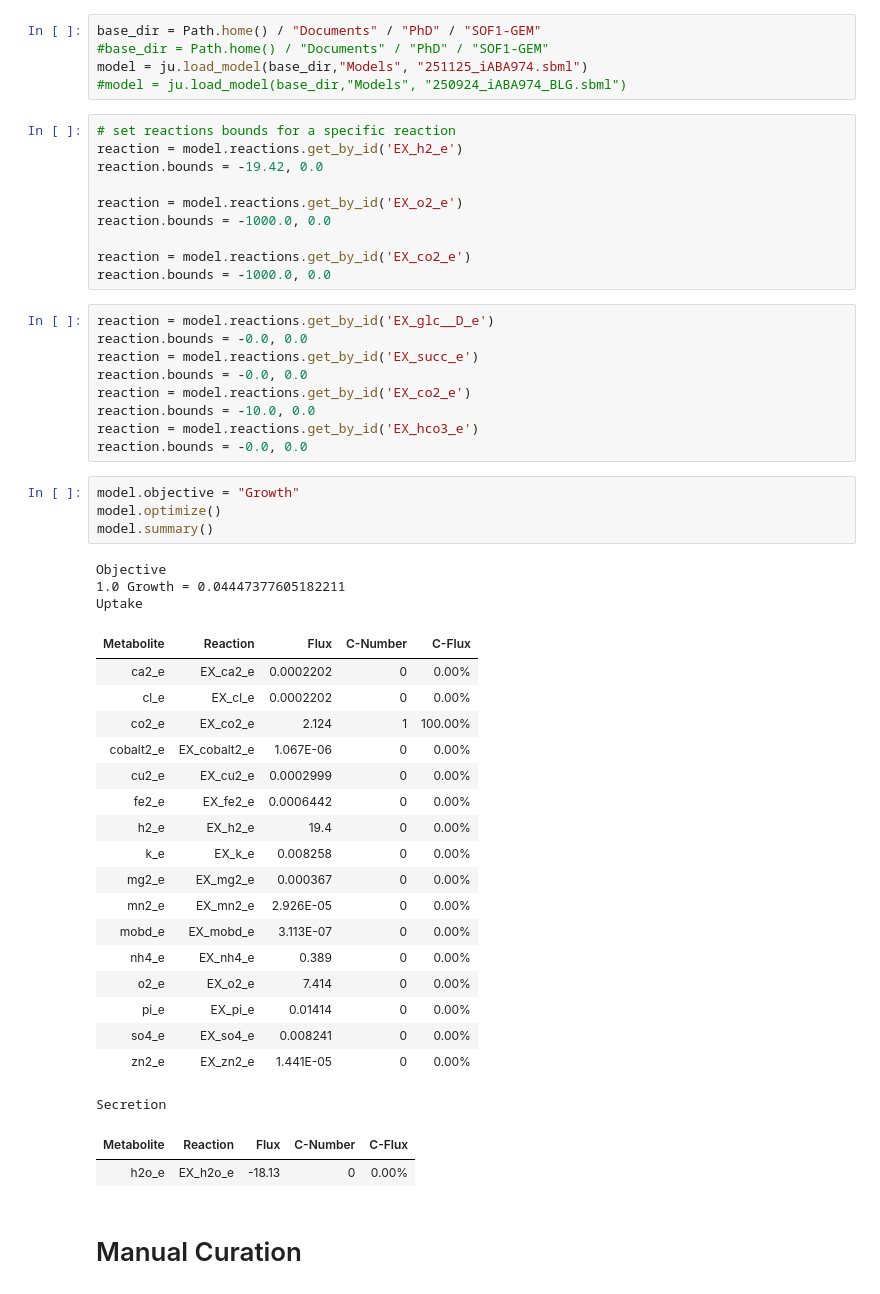
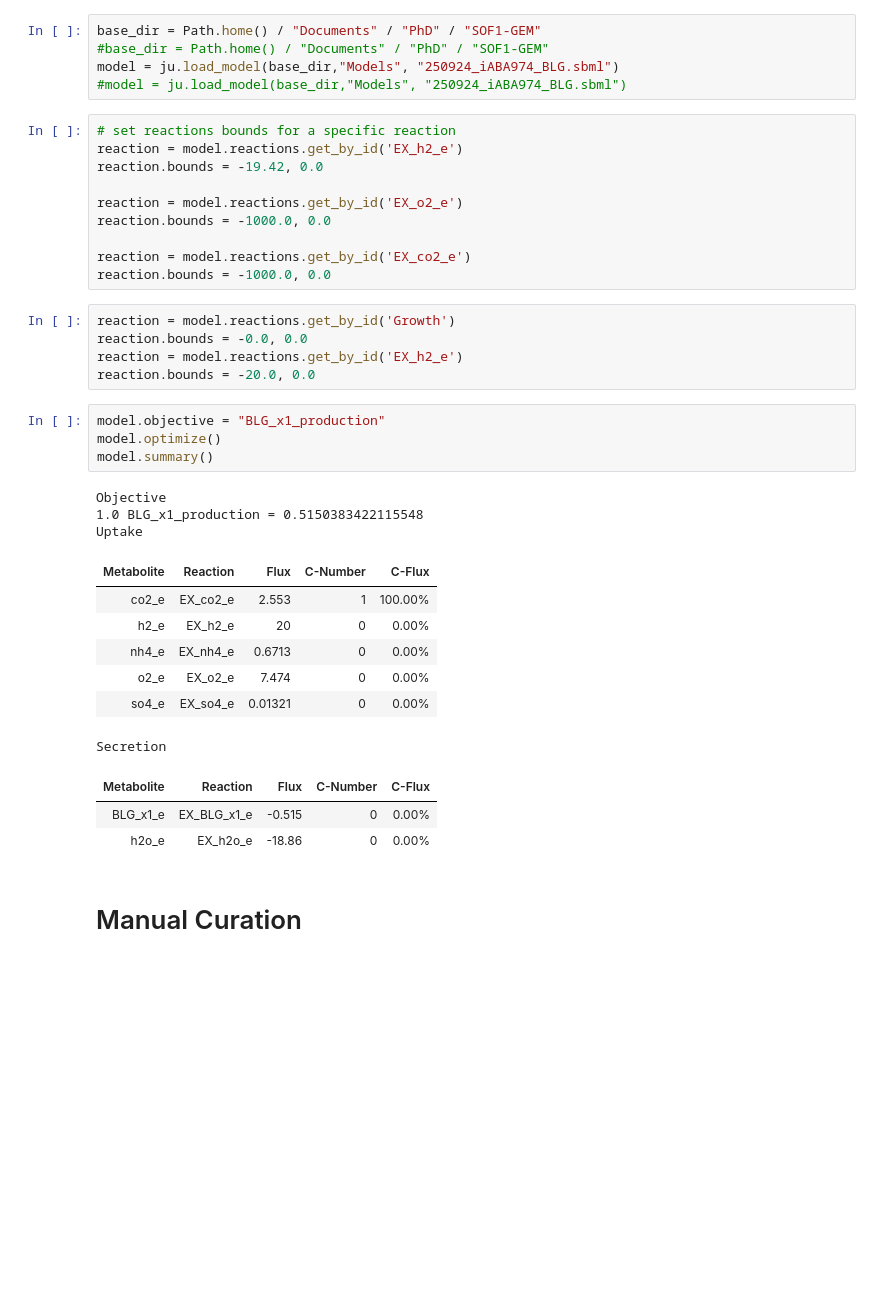
Before and after one commit to AzizBenA/iABA974_SoF1_GEM, a Jupyter notebook: Scripts/Model_manipulation.ipynb, the cells around one changed output. Cells and saved outputs as stored; diff of their text form; blank space fills up the shorter version.

```diff
--- a/Scripts/Model_manipulation.ipynb
+++ b/Scripts/Model_manipulation.ipynb
@@ -12,7 +12,7 @@ importlib.reload(ju)
 # %%
 base_dir = Path.home() / "Documents" / "PhD" / "SOF1-GEM"
 #base_dir = Path.home() / "Documents" / "PhD" / "SOF1-GEM"
-model = ju.load_model(base_dir,"Models", "251125_iABA974.sbml")
+model = ju.load_model(base_dir,"Models", "250924_iABA974_BLG.sbml")
 #model = ju.load_model(base_dir,"Models", "250924_iABA974_BLG.sbml")
 # %%
 # set reactions bounds for a specific reaction
@@ -25,42 +25,28 @@ reaction.bounds = -1000.0, 0.0
 reaction = model.reactions.get_by_id('EX_co2_e')
 reaction.bounds = -1000.0, 0.0
 # %%
-reaction = model.reactions.get_by_id('EX_glc__D_e')
+reaction = model.reactions.get_by_id('Growth')
 reaction.bounds = -0.0, 0.0
-reaction = model.reactions.get_by_id('EX_succ_e')
-reaction.bounds = -0.0, 0.0
-reaction = model.reactions.get_by_id('EX_co2_e')
-reaction.bounds = -10.0, 0.0
-reaction = model.reactions.get_by_id('EX_hco3_e')
-reaction.bounds = -0.0, 0.0
+reaction = model.reactions.get_by_id('EX_h2_e')
+reaction.bounds = -20.0, 0.0
 # %%
-model.objective = "Growth"
+model.objective = "BLG_x1_production"
 model.optimize()
 model.summary()
 # %% [output]
 Objective
-1.0 Growth = 0.04447377605182211
+1.0 BLG_x1_production = 0.5150383422115548
 Uptake
 | Metabolite | Reaction | Flux | C-Number | C-Flux |
-| ca2_e | EX_ca2_e | 0.0002202 | 0 | 0.00% |
-| cl_e | EX_cl_e | 0.0002202 | 0 | 0.00% |
-| co2_e | EX_co2_e | 2.124 | 1 | 100.00% |
-| cobalt2_e | EX_cobalt2_e | 1.067E-06 | 0 | 0.00% |
-| cu2_e | EX_cu2_e | 0.0002999 | 0 | 0.00% |
-| fe2_e | EX_fe2_e | 0.0006442 | 0 | 0.00% |
-| h2_e | EX_h2_e | 19.4 | 0 | 0.00% |
-| k_e | EX_k_e | 0.008258 | 0 | 0.00% |
-| mg2_e | EX_mg2_e | 0.000367 | 0 | 0.00% |
-| mn2_e | EX_mn2_e | 2.926E-05 | 0 | 0.00% |
-| mobd_e | EX_mobd_e | 3.113E-07 | 0 | 0.00% |
-| nh4_e | EX_nh4_e | 0.389 | 0 | 0.00% |
-| o2_e | EX_o2_e | 7.414 | 0 | 0.00% |
-| pi_e | EX_pi_e | 0.01414 | 0 | 0.00% |
-| so4_e | EX_so4_e | 0.008241 | 0 | 0.00% |
-| zn2_e | EX_zn2_e | 1.441E-05 | 0 | 0.00% |
+| co2_e | EX_co2_e | 2.553 | 1 | 100.00% |
+| h2_e | EX_h2_e | 20 | 0 | 0.00% |
+| nh4_e | EX_nh4_e | 0.6713 | 0 | 0.00% |
+| o2_e | EX_o2_e | 7.474 | 0 | 0.00% |
+| so4_e | EX_so4_e | 0.01321 | 0 | 0.00% |
 Secretion
 | Metabolite | Reaction | Flux | C-Number | C-Flux |
-| h2o_e | EX_h2o_e | -18.13 | 0 | 0.00% |
+| BLG_x1_e | EX_BLG_x1_e | -0.515 | 0 | 0.00% |
+| h2o_e | EX_h2o_e | -18.86 | 0 | 0.00% |
 # %% [markdown]
 # Manual Curation
 # %% [markdown]
```
Also changed, not shown: parts of 11 cells of this notebook, 8 other files.
